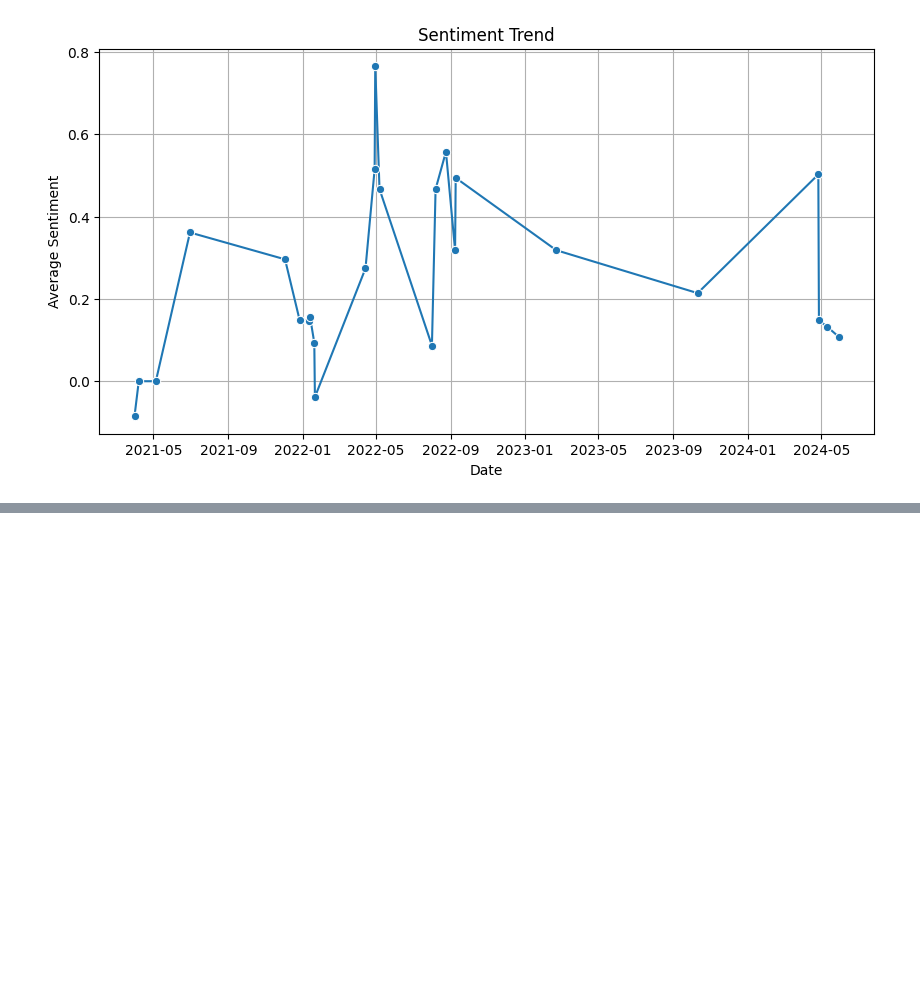
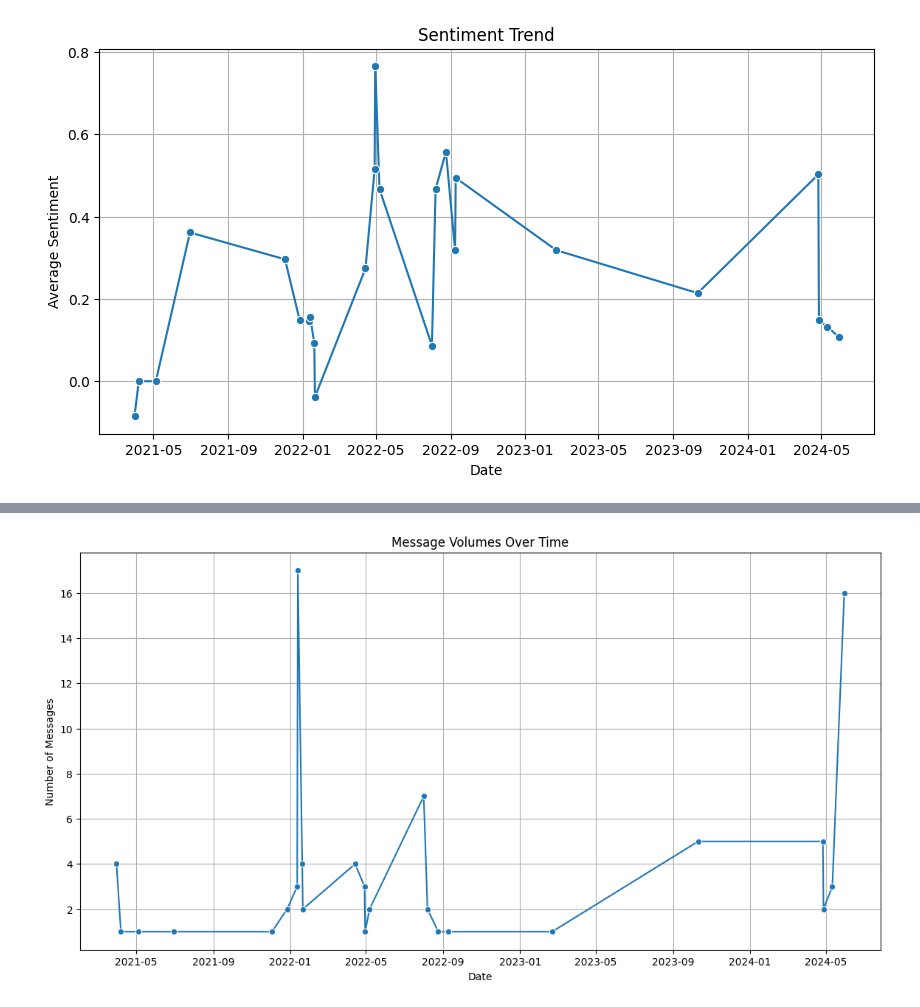
Before and after one commit to Sainithinkadarla/NLP_project, a Jupyter notebook: main.ipynb, the cells around one changed output, grey strips where cells are left out. Drawn from its saved outputs; the diff is of its cells as text; code cells hidden in the pictures; blank space fills up the shorter version.

```diff
--- a/main.ipynb
+++ b/main.ipynb
@@ -749,0 +777,13 @@ plt.show()
+# %%
+message_counts = data.groupby('Date').size().reset_index(name='Message Count')
+
+# Plot message volumes over time
+plt.figure(figsize=(14, 7))
+sns.lineplot(data=message_counts, x='Date', y='Message Count', marker='o')
+plt.title('Message Volumes Over Time')
+plt.xlabel('Date')
+plt.ylabel('Number of Messages')
+plt.grid(True)
+plt.show()
+# %% [output]
+[figure, added]
```
Also changed, not shown: parts of 4 cells of this notebook, 1 other file.
